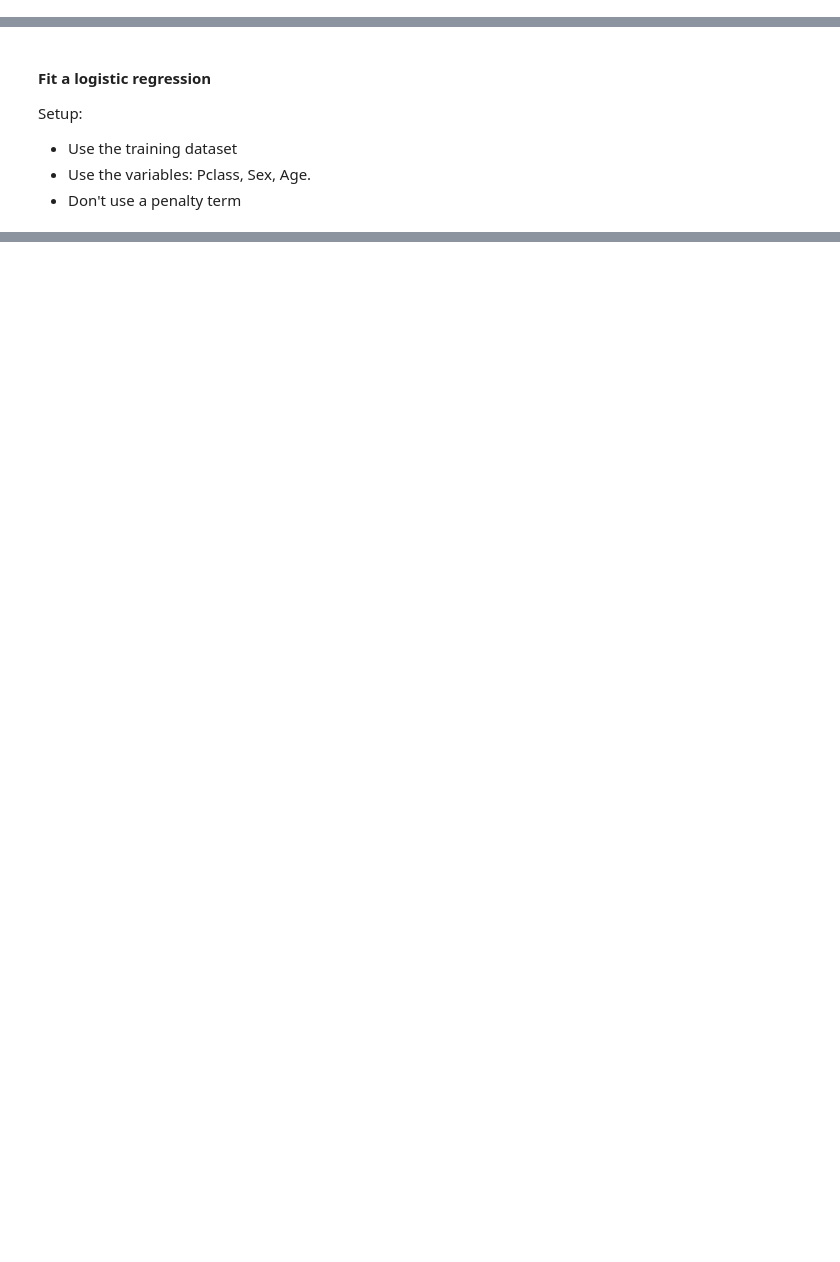
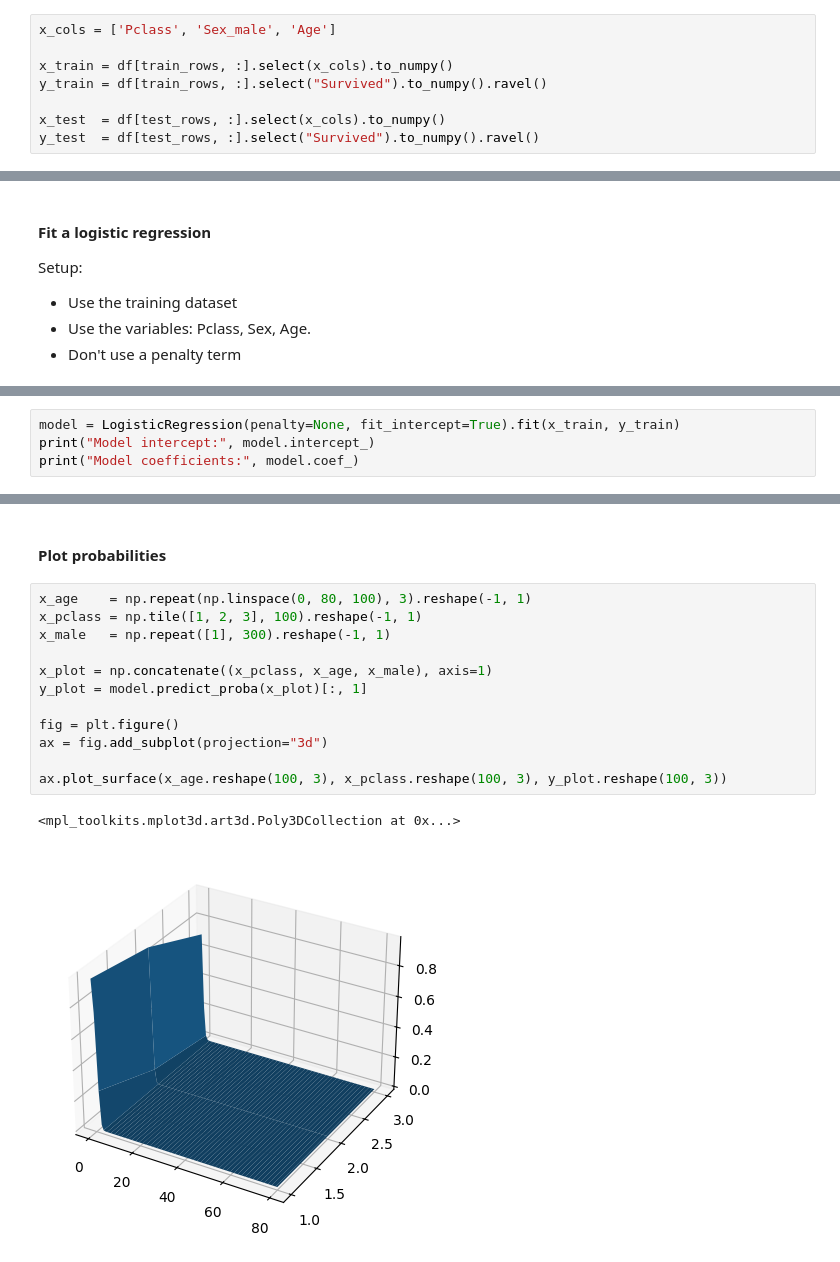
Before and after one commit to madskoefoed/Titanic, a Jupyter notebook: titanic.ipynb, the cells around one changed output, grey strips where cells are left out. Saved outputs shown, nothing was run; the diff lists cells and outputs as text; blank space fills up the shorter version.

```diff
--- a/titanic.ipynb
+++ b/titanic.ipynb
@@ -110,0 +115,8 @@ shape: (3, 17)
+# %%
+x_cols = ['Pclass', 'Sex_male', 'Age']
+
+x_train = df[train_rows, :].select(x_cols).to_numpy()
+y_train = df[train_rows, :].select("Survived").to_numpy().ravel()
+
+x_test  = df[test_rows, :].select(x_cols).to_numpy()
+y_test  = df[test_rows, :].select("Survived").to_numpy().ravel()
@@ -127,0 +142,4 @@ y_prob   = model.predict_proba(x_train)
+# %%
+model = LogisticRegression(penalty=None, fit_intercept=True).fit(x_train, y_train)
+print("Model intercept:", model.intercept_)
+print("Model coefficients:", model.coef_)
@@ -137,0 +174,17 @@ np.float64(0.6818181818181818)
+# %% [markdown]
+#### Plot probabilities
+# %%
+x_age    = np.repeat(np.linspace(0, 80, 100), 3).reshape(-1, 1)
+x_pclass = np.tile([1, 2, 3], 100).reshape(-1, 1)
+x_male   = np.repeat([1], 300).reshape(-1, 1)
+
+x_plot = np.concatenate((x_pclass, x_age, x_male), axis=1)
+y_plot = model.predict_proba(x_plot)[:, 1]
+
+fig = plt.figure()
+ax = fig.add_subplot(projection="3d")
+
+ax.plot_surface(x_age.reshape(100, 3), x_pclass.reshape(100, 3), y_plot.reshape(100, 3))
+# %% [output]
+<mpl_toolkits.mplot3d.art3d.Poly3DCollection at 0x...>
+[figure, added]
```
Also changed, not shown: parts of 21 cells of this notebook.
